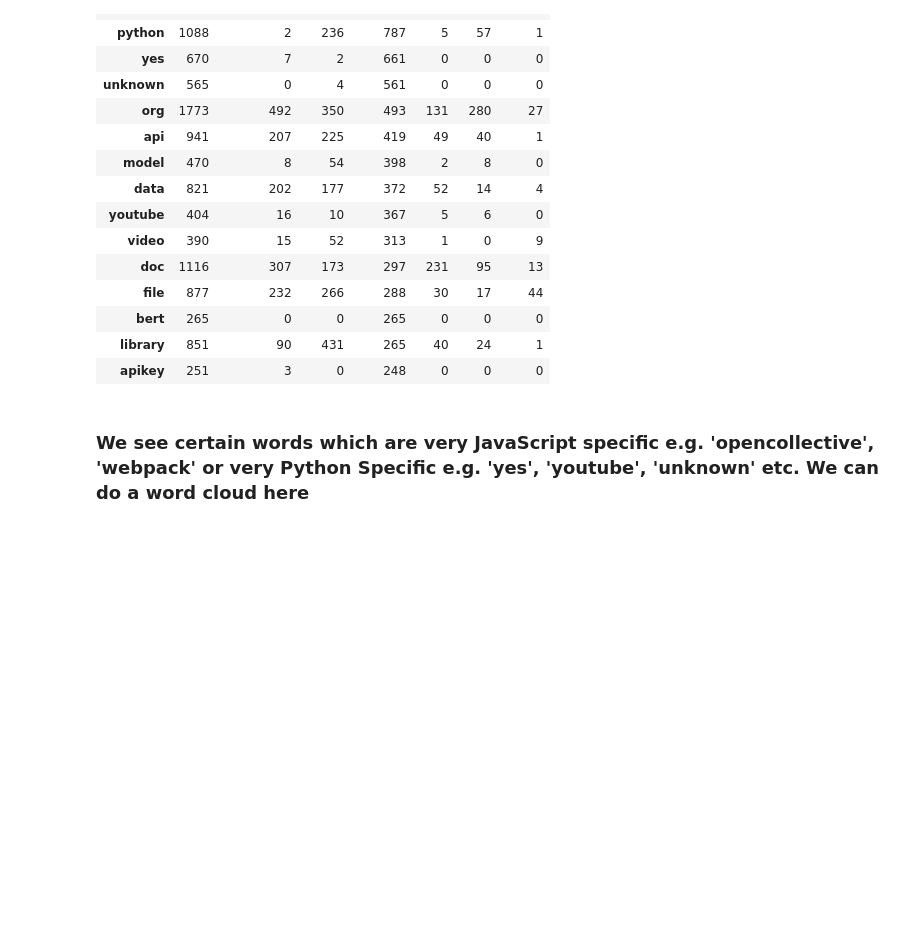
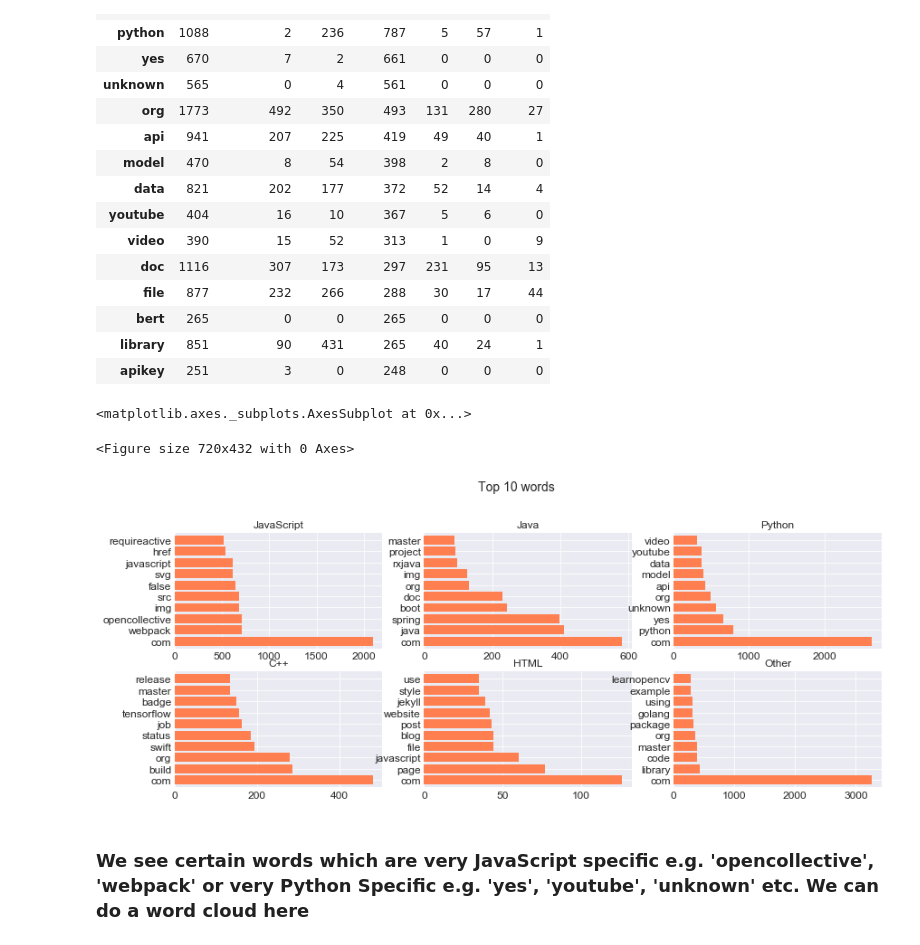
Before and after one commit to The-Tree-Muskeeters/git-language, a Jupyter notebook: nlp_project_Final.ipynb, the cells around one changed output. Saved outputs shown, nothing was run; the diff lists cells and outputs as text; code cells hidden in the pictures; blank space fills up the shorter version.

```diff
--- a/nlp_project_Final.ipynb
+++ b/nlp_project_Final.ipynb
@@ -386,6 +393,37 @@ word_counts.sort_values(by='Python', ascending=False).head(15)
 | bert | 265 | 0 | 0 | 265 | 0 | 0 | 0 |
 | library | 851 | 90 | 431 | 265 | 40 | 24 | 1 |
 | apikey | 251 | 3 | 0 | 248 | 0 | 0 | 0 |
+# %%
+plt.tight_layout()
+plt.figure(figsize = (14,8))
+plt.subplot(331)
+plt.title('JavaScript', fontsize = 12)
+plt.suptitle('Top 10 words', fontsize = 14)
+word_counts['JavaScript'].sort_values(ascending=False).head(10).plot.barh(color = 'coral', width = 0.8, fontsize=12)
+
+plt.subplot(332)
+plt.title('Java', fontsize = 12)
+word_counts['Java'].sort_values(ascending=False).head(10).plot.barh(color = 'coral', width = 0.8, fontsize=12)
+
+plt.subplot(333)
+plt.title('Python', fontsize = 12)
+word_counts['Python'].sort_values(ascending=False).head(10).plot.barh(color = 'coral', width = 0.8, fontsize=12)
+
+plt.subplot(334)
+plt.title('C++', fontsize = 12)
+word_counts['C++'].sort_values(ascending=False).head(10).plot.barh(color = 'coral', width = 0.8, fontsize=12)
+
+plt.subplot(335)
+plt.title('HTML', fontsize = 12)
+word_counts['HTML'].sort_values(ascending=False).head(10).plot.barh(color = 'coral', width = 0.8, fontsize=12)
+
+plt.subplot(336)
+plt.title('Other', fontsize = 12)
+word_counts['Other'].sort_values(ascending=False).head(10).plot.barh(color = 'coral', width = 0.8, fontsize=12)
+# %% [output]
+<matplotlib.axes._subplots.AxesSubplot at 0x...>
+<Figure size 720x432 with 0 Axes>
+[figure, added]
 # %% [markdown]
 ### We see certain words which are very JavaScript specific e.g. 'opencollective', 'webpack'  or very Python Specific e.g. 'yes', 'youtube', 'unknown' etc. We can do a word cloud here
 # %%
```
Also changed, not shown: parts of 8 cells of this notebook.
